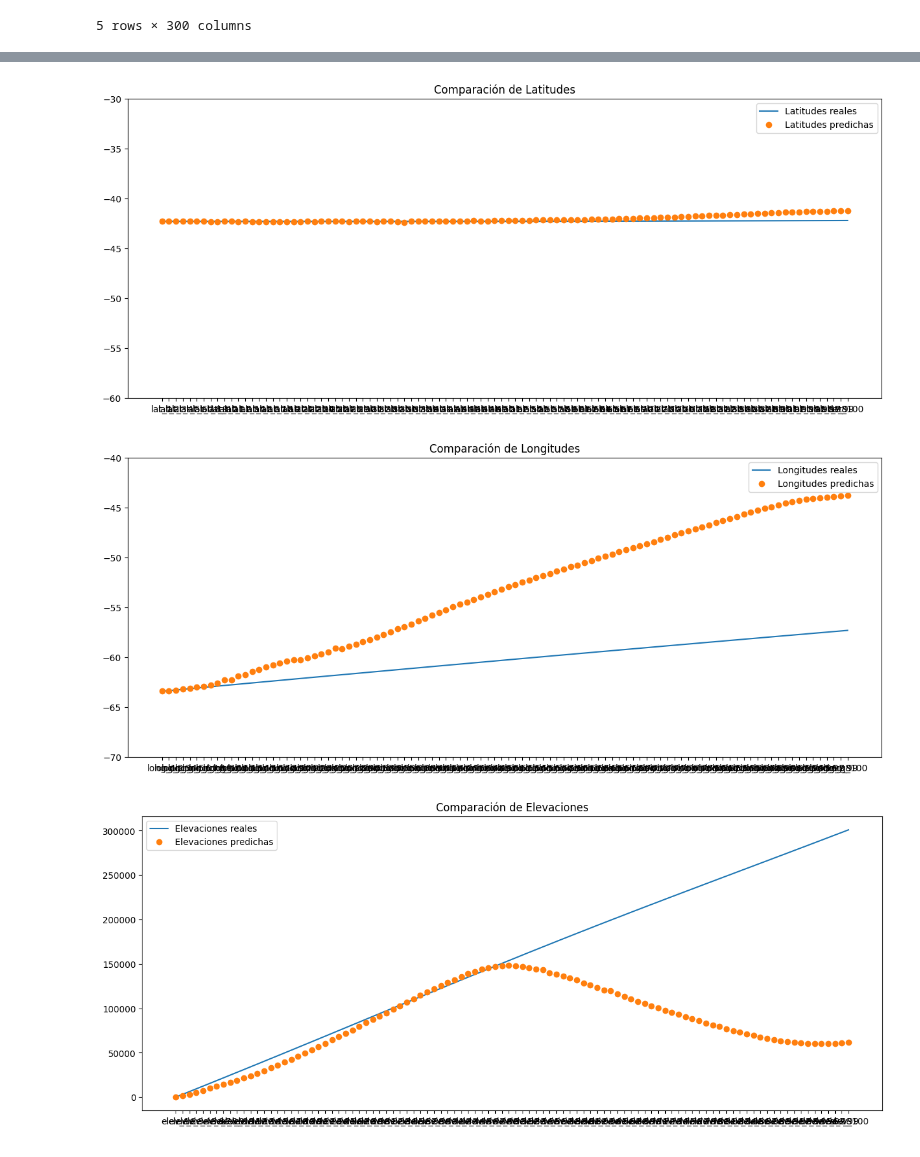
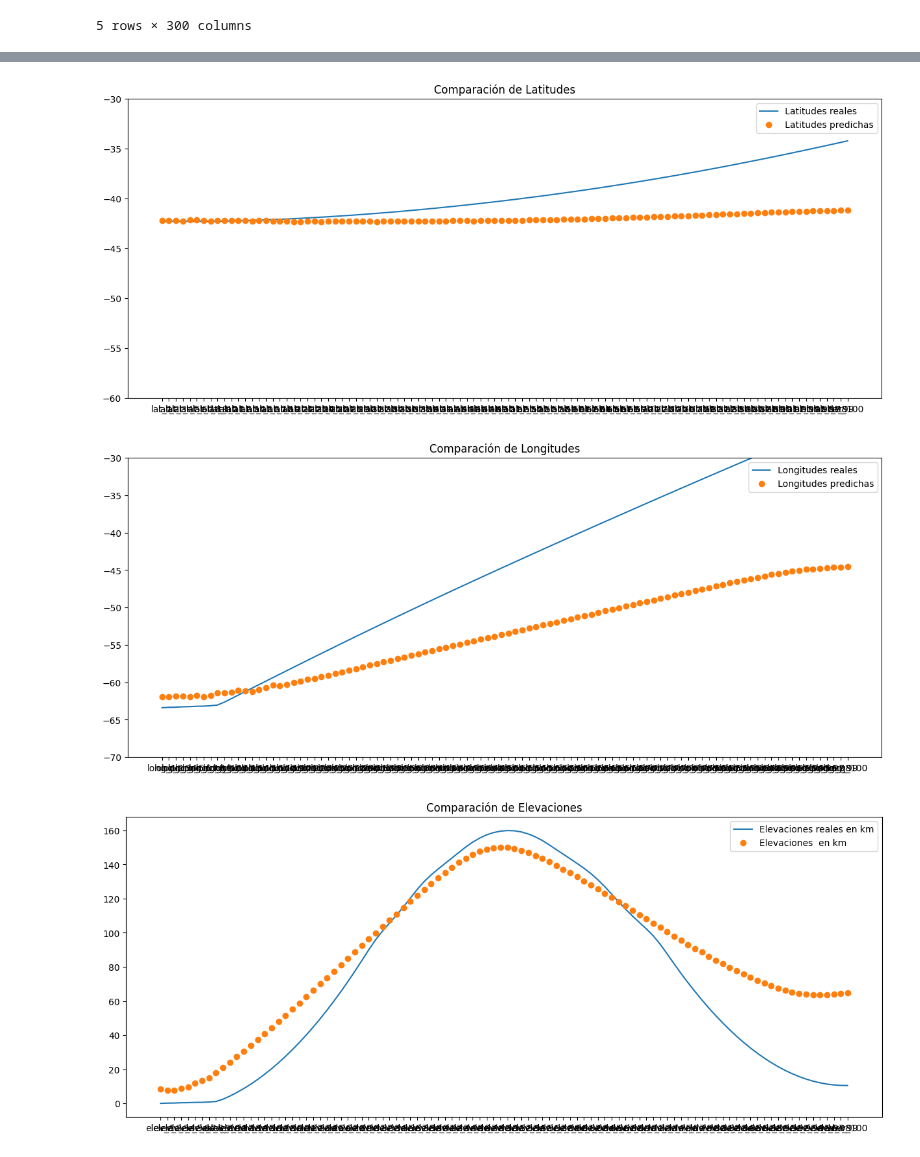
Before and after one commit to ValeFernando840/Ray-Tracing, a Jupyter notebook: Entrenamiento.ipynb, the cells around one changed output, grey strips where cells are left out. Saved outputs shown, nothing was run; the diff lists cells and outputs as text; code cells hidden in the pictures.

```diff
--- a/Entrenamiento.ipynb
+++ b/Entrenamiento.ipynb
@@ -224,8 +224,8 @@ x_train.head()
 # %%
 # Redondeamos a 6 decimas los y_train, y_test
 #LUEGO CONSULTAR SI ES NECESARIO NORMALIZAR/ESTANDARIZAR los parametros de X
-y_train = y_train.round(6)
-y_test = y_test.round(6)
+# y_train = y_train.round(6)
+# y_test = y_test.round(6)
 # %%
 
 x_train.head()
@@ -242,9 +243,14 @@ from tensorflow.keras.layers import Input, Dense
 # %%
 inputs = Input(shape=(10,))
-encoded = Dense(8, activation='tanh')(inputs)  # Compresión 8
-# encoded = Dense(32, activation='relu')(encoded)
-# decoded = Dense(16, activation='relu')(encoded)
-decoded = Dense(300, activation='linear')(encoded)  # Reconstrucción a 100 puntos
+encoded = Dense(16, activation='relu')(inputs)  # Compresión 8
+encoded = Dropout(0.3)(encoded)
+
+encoded = Dense(8, activation='tanh')(encoded)
+
+decoded = Dense(16, activation='relu')(encoded)
+encoded = Dropout(0.3)(encoded)
+
+decoded = Dense(300, activation='sigmoid')(encoded)  # Reconstrucción a 100 puntos
 
 autoencoder = Model(inputs, decoded)
 autoencoder.compile(optimizer='adam', loss='mse')
@@ -265,8 +273,8 @@ Model: "functional_2"
  Non-trainable params: 0 (0.00 B)
 # %%
 # Entremamiento del modelo
-history = autoencoder.fit(x_train,y_train,epochs=70, batch_size=60, validation_data = (x_test,y_test))
-# epochs=50 batch_size=32   INICIAL
+history = autoencoder.fit(x_train,y_train,epochs=100, batch_size=170, validation_data = (x_test,y_test))
+# epochs=50 batch_size=32   INICIAl
 
 # # Evaluación si lo realizo por separado.
 # loss = autoencoder.evaluate(x_test, y_test)
@@ -357,7 +365,7 @@ plt.show()
 # %%
 import matplotlib.pyplot as plt
 
-idx = 0  # Elegir una muestra para comparar
+idx = 50  # Elegir una muestra para comparar
 
 # Predicción de una muestra
 y_pred = autoencoder.predict(np.expand_dims(x_test.iloc[idx], axis=0))
@@ -390,14 +398,14 @@ plt.figure(figsize=(15, 6))
 plt.plot((max_longitude-min_longitude)*y_true_longitudes + min_longitude, label='Longitudes reales')
 plt.plot((max_longitude-min_longitude)*y_pred_longitudes + min_longitude, label='Longitudes predichas', linestyle = 'None',marker='o') #linestyl e= dashed
 plt.title('Comparación de Longitudes')
-plt.ylim(-70,-40)
+plt.ylim(-70,-30)
 plt.legend()
 plt.show()
 
 # Elevaciones
 plt.figure(figsize=(15, 6))
-plt.plot(max_altura*y_true_elevations, label='Elevaciones reales')
-plt.plot(max_altura*y_pred_elevations, label='Elevaciones predichas', linestyle = 'None',marker='o')
+plt.plot(max_altura*y_true_elevations/1000, label='Elevaciones reales en km')
+plt.plot(max_altura*y_pred_elevations/1000, label='Elevaciones  en km', linestyle = 'None',marker='o')
 plt.ylim()
 plt.title('Comparación de Elevaciones')
 plt.legend()
@@ -407,3 +415,3 @@ plt.show()
-[figure, old version]
+[figure, new version]
-[figure, old version]
+[figure, new version]
-[figure, old version]
+[figure, new version]
```
Also changed, not shown: parts of 11 cells of this notebook, 1 other file.
